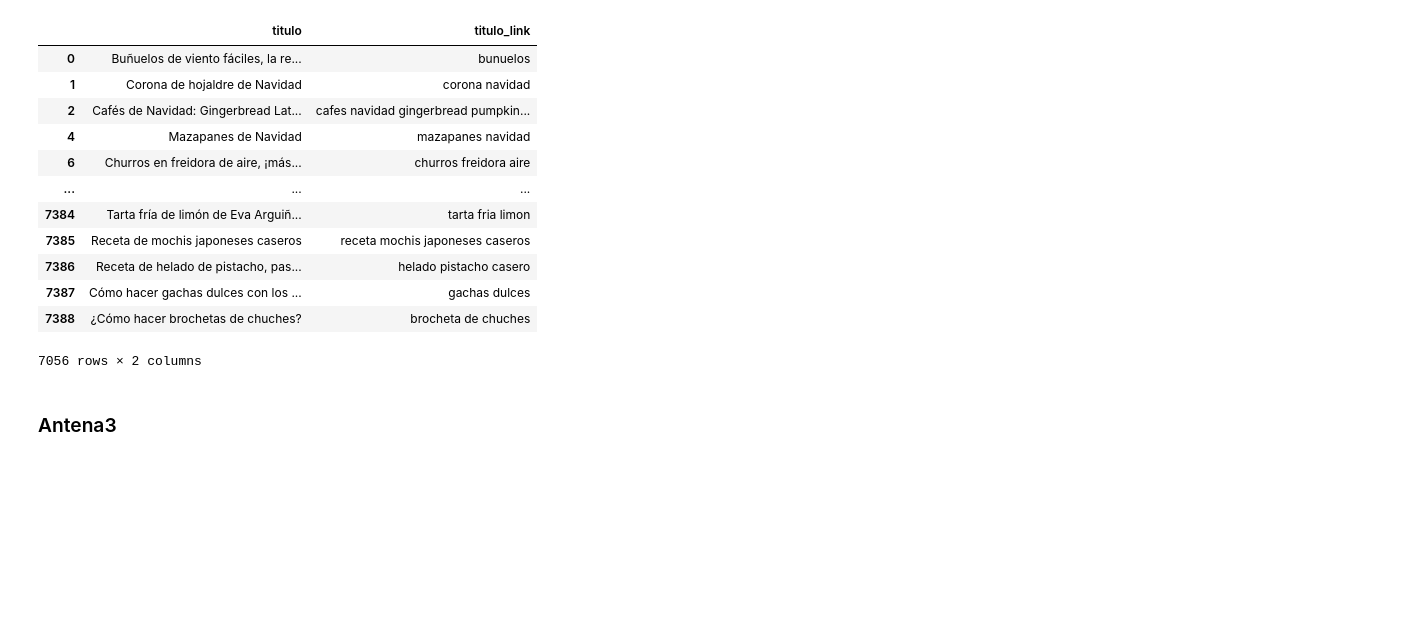
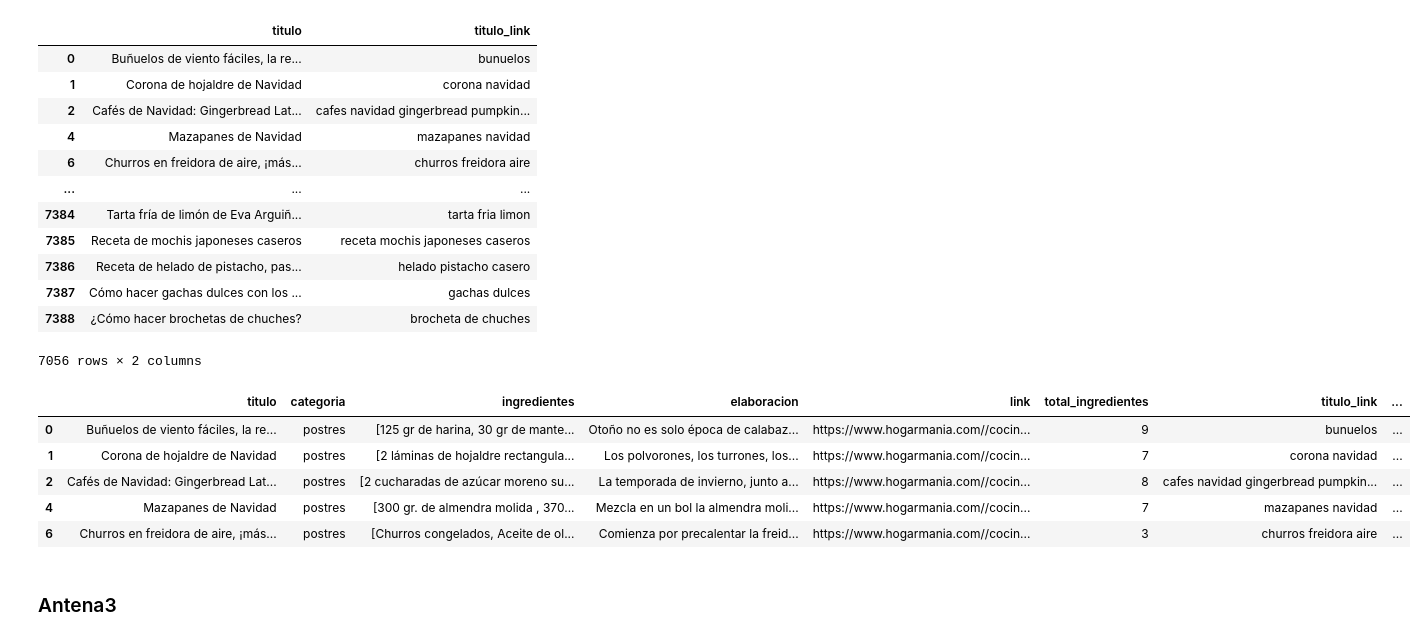
Before and after one commit to nikodyulger/lago-de-recetas, a Jupyter notebook: notebooks/limpieza.ipynb, the cells around one changed output. Cells and saved outputs as stored; diff of their text form; code cells hidden in the pictures; blank space fills up the shorter version.

```diff
--- a/notebooks/limpieza.ipynb
+++ b/notebooks/limpieza.ipynb
@@ -162,5 +165,13 @@ def extract_ingredients(text):
 # %%
-df_hogar_mania['ingredientes_limpios'] = df_hogar_mania['ingredientes'].apply(lambda ingrs: [extract_ingredients(ingr) for ingr in ingrs])
+df_hogar_mania['ingredientes_limpios'] = df_hogar_mania['ingredientes'].apply(extract_ingredients)
+df_hogar_mania.head(5)
+# %% [output]
+|  | titulo | categoria | ingredientes | elaboracion | link | total_ingredientes | titulo_link | ... |
+| 0 | Buñuelos de viento fáciles, la re... | postres | [125 gr de harina, 30 gr de mante... | Otoño no es solo época de calabaz... | https://www.hogarmania.com//cocin... | 9 | bunuelos | ... |
+| 1 | Corona de hojaldre de Navidad | postres | [2 láminas de hojaldre rectangula... | Los polvorones, los turrones, los... | https://www.hogarmania.com//cocin... | 7 | corona navidad | ... |
+| 2 | Cafés de Navidad: Gingerbread Lat... | postres | [2 cucharadas de azúcar moreno su... | La temporada de invierno, junto a... | https://www.hogarmania.com//cocin... | 8 | cafes navidad gingerbread pumpkin... | ... |
+| 4 | Mazapanes de Navidad | postres | [300 gr. de almendra molida , 370... | Mezcla en un bol la almendra moli... | https://www.hogarmania.com//cocin... | 7 | mazapanes navidad | ... |
+| 6 | Churros en freidora de aire, ¡más... | postres | [Churros congelados, Aceite de ol... | Comienza por precalentar la freid... | https://www.hogarmania.com//cocin... | 3 | churros freidora aire | ... |
 # %% [markdown]
 ### Antena3
 # %%
```
Also changed, not shown: parts of 8 cells of this notebook.
